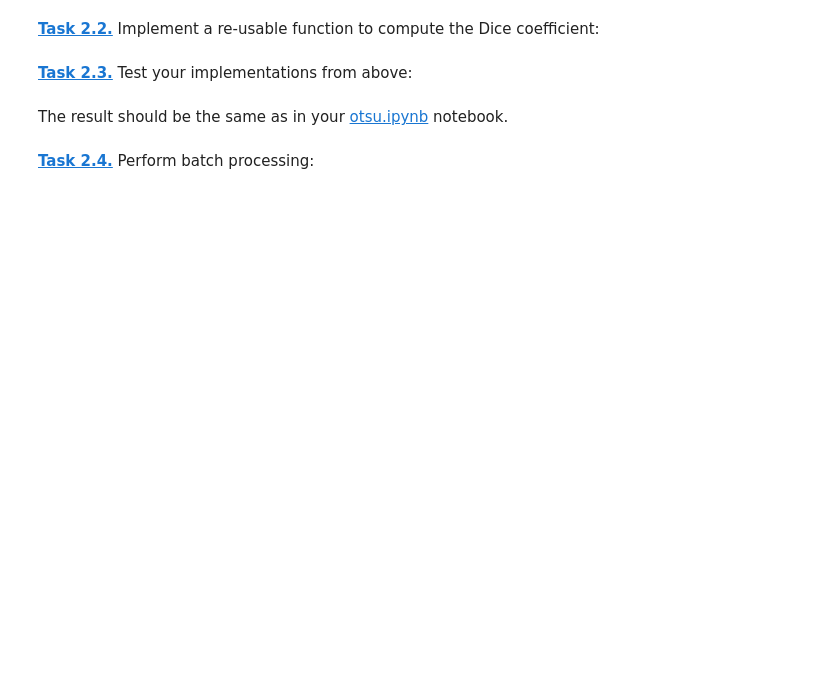
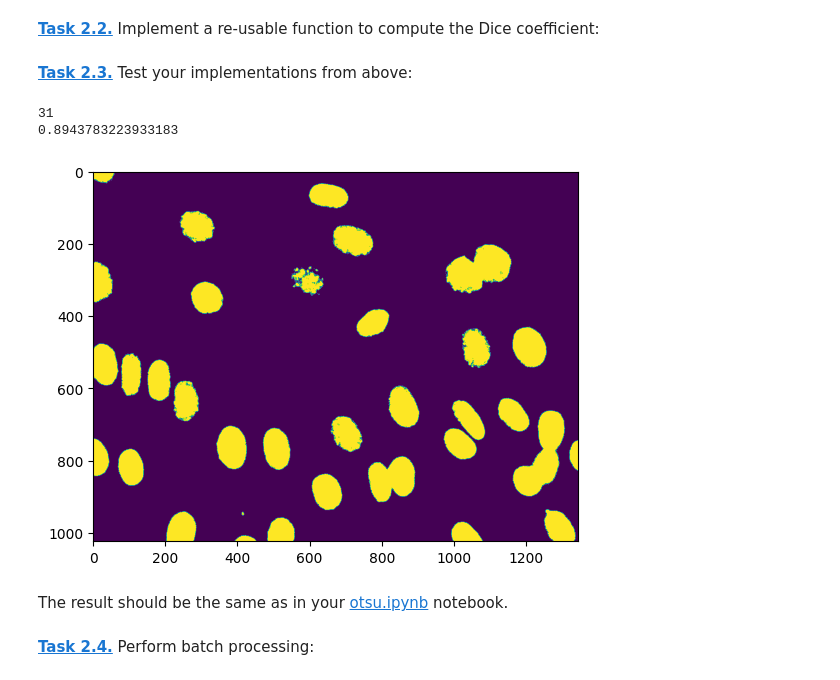
Before and after one commit to PhilippScheulen/philipp-does-fun-hacker-stuff, a Jupyter notebook: otsu_batch.ipynb, the cells around one changed output. Cells and saved outputs as stored; diff of their text form; code cells hidden in the pictures; blank space fills up the shorter version.

```diff
--- a/otsu_batch.ipynb
+++ b/otsu_batch.ipynb
@@ -10,7 +10,7 @@ def otsu_thresholding(imgf):
     img8 = (imgf * 255).round().astype(np.uint8)
     h = np.zeros(255)
     for x in range(255):
-            h[x]= np.sum(img8 == x)
+        h[x]= np.sum(img8 == x)
 
     mini= float('inf')
     best_T = 0
@@ -32,8 +32,8 @@ def otsu_thresholding(imgf):
 
         intensity_2 = 0
         for i in range(len(h2)):
-            intensity_2 += i * h2[i]
-        mean_intensity_2 = 1/Nh1 * intensity_2
+            intensity_2 += (T+i) * h2[i]
+        mean_intensity_2 = 1/Nh2 * intensity_2
 
         #intensity variance
         variance_1 = 0
@@ -43,8 +43,8 @@ def otsu_thresholding(imgf):
 
         variance_2 = 0
         for i in range(len(h2)):
-            variance_2 += (i - mean_intensity_2)**2 * h2[i]
-        intensity_variance_2 = 1/Nh1 * variance_2
+            variance_2 += (T+i - mean_intensity_2)**2 * h2[i]
+        intensity_variance_2 = 1/Nh2 * variance_2
 
         # otsu equation
         Otsu = Nh1 * intensity_variance_1 + Nh2 * intensity_variance_2
@@ -53,4 +53,6 @@ def otsu_thresholding(imgf):
             mini = Otsu
             best_T = T
     print(best_T)
-return seg
+    threshold = best_T
+    otsu_image = (img8 >= threshold)
+    return otsu_image
@@ -60,14 +60,28 @@ SyntaxError: 'return' outside function (1337732072.py, line 48)
 **[Task 2.2.]()** Implement a re-usable function to compute the Dice coefficient:
 # %%
 def compute_dice(bin1, bin2):
-    assert bin1.dtype == np.bool
-    assert bin2.dtype == np.bool
-
-    ...
+    assert bin1.dtype == bool
+    assert bin2.dtype == bool
+    dice = 2*np.sum(bin1 * bin2)/(bin1.sum() + bin2.sum())
 
     return dice
 # %% [markdown]
 **[Task 2.3.]()** Test your implementations from above:
+# %%
+image = plt.imread("data/NIH3T3/im/dna-0.png")
+truth = plt.imread("data/NIH3T3/gt/0.png").astype(bool)
+
+otsu_done = otsu_thresholding(image)
+plt.imshow(otsu_done)
+
+dice_value = compute_dice(otsu_done,truth)
+
+
+print(dice_value)
+# %% [output]
+31
+0.8943783223933183
+[figure, added]
 # %% [markdown]
 The result should be the same as in your [otsu.ipynb](otsu.ipynb) notebook.
 # %% [markdown]
```
Also changed, not shown: parts of 2 cells of this notebook, 1 other file.
